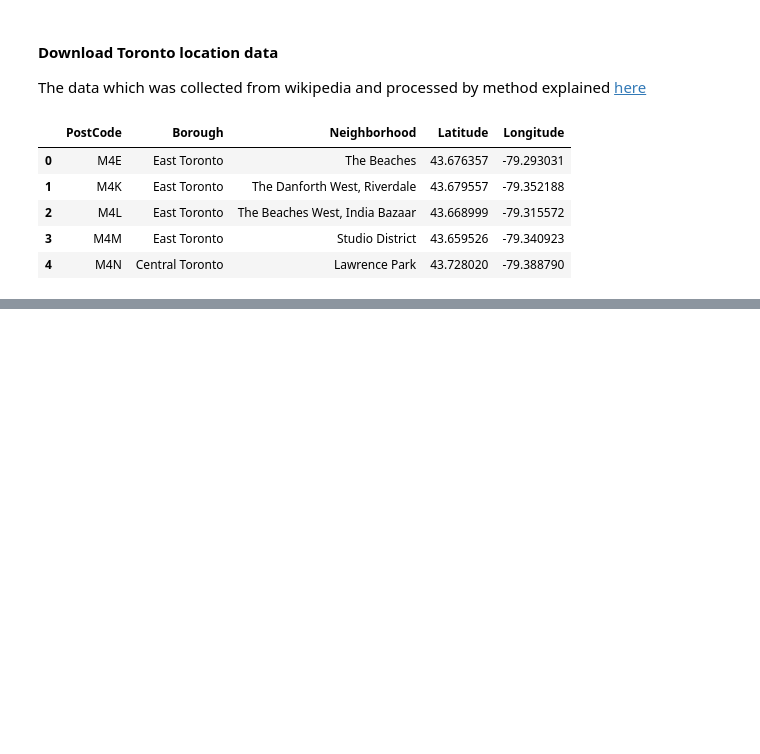
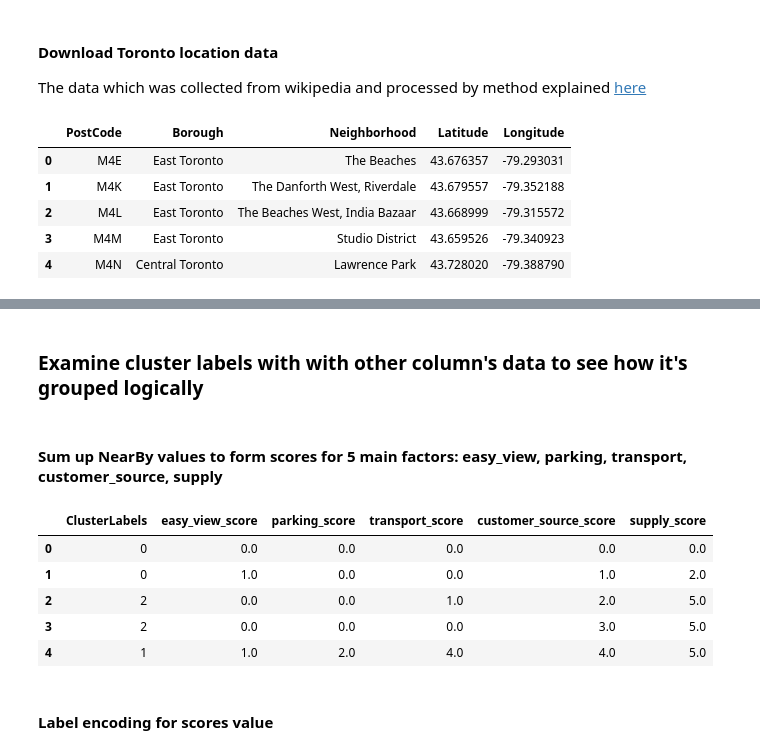
Before and after one commit to kembox/Coursera_Capstone, a Jupyter notebook: Toronto_restaurant_location_analysis.ipynb, the cells around one changed output, grey strips where cells are left out. Saved outputs shown, nothing was run; the diff lists cells and outputs as text; code cells hidden in the pictures; blank space fills up the shorter version.

```diff
--- a/Toronto_restaurant_location_analysis.ipynb
+++ b/Toronto_restaurant_location_analysis.ipynb
@@ -103,0 +285,27 @@ toronto_data.head()
+# %% [markdown]
+### Examine cluster labels with with other column's data to see how it's grouped logically
+# %% [markdown]
+#### Sum up NearBy values to form  scores for 5 main factors: easy_view, parking, transport, customer_source, supply
+# %%
+scores={'easy_view':easy_view,'parking':parking,'transport':transport,'customer_source':customer_source,'supply':supply}
+rows=resto_data.shape[0]
+cols=resto_data.shape[1]
+
+for row_index in range(rows):
+    for k,v in scores.items():
+        cnt=0
+        for NearBy_column_name in v.keys():
+            cnt = cnt + resto_data.loc[row_index,NearBy_column_name+'NearBy']
+        resto_data.loc[row_index, k + '_score'] = cnt
+scores_df=resto_data.loc[:,'ClusterLabels':'supply_score']
+#resto_data.head()
+scores_df.head()
+# %% [output]
+|  | ClusterLabels | easy_view_score | parking_score | transport_score | customer_source_score | supply_score |
+| 0 | 0 | 0.0 | 0.0 | 0.0 | 0.0 | 0.0 |
+| 1 | 0 | 1.0 | 0.0 | 0.0 | 1.0 | 2.0 |
+| 2 | 2 | 0.0 | 0.0 | 1.0 | 2.0 | 5.0 |
+| 3 | 2 | 0.0 | 0.0 | 0.0 | 3.0 | 5.0 |
+| 4 | 1 | 1.0 | 2.0 | 4.0 | 4.0 | 5.0 |
+# %% [markdown]
+#### Label encoding for scores value
```
Also changed, not shown: parts of 25 cells of this notebook.
